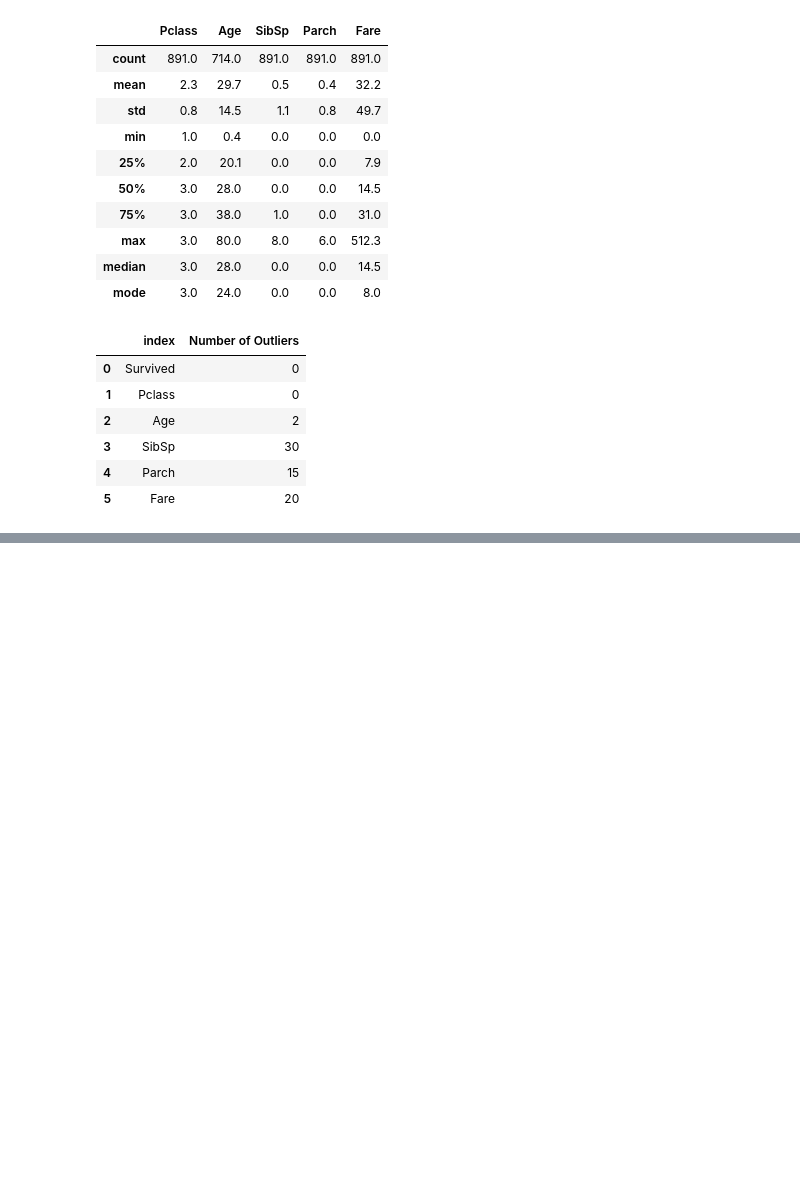
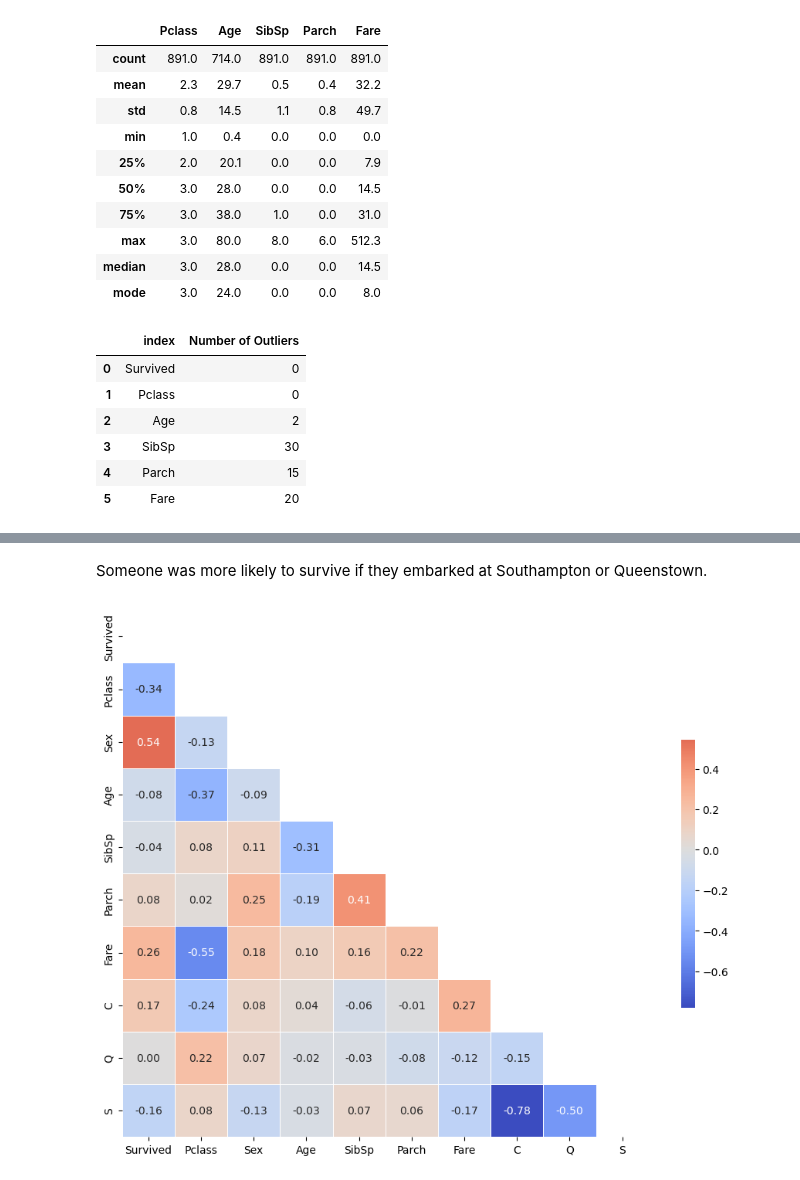
Before and after one commit to ADPriceless/TDA_Assignment_Titanic, a Jupyter notebook: exploration.ipynb, the cells around one changed output, grey strips where cells are left out. Drawn from its saved outputs; the diff is of its cells as text; code cells hidden in the pictures; blank space fills up the shorter version.

```diff
--- a/exploration.ipynb
+++ b/exploration.ipynb
@@ -105,0 +138,18 @@ plot_bar_by_class(df_titanic, 'Parch', 'Survived', 'Survivors by Number of Paren
+# %% [markdown]
+Someone was more likely to survive if they embarked at Southampton or Queenstown.
+# %%
+# Add check to make sure 'Sex' is only converted once,
+# and that `ohe` is not concatenated to `df_titanic`
+# each time the cell is run.
+if not any((
+    df_titanic['Sex'].dtype == int,
+    'C' in df_titanic.columns,
+    'Q' in df_titanic.columns,
+    'S' in df_titanic.columns,
+)):
+    df_titanic['Sex'] = df_titanic['Sex'].map({'male':0, 'female':1})
+    ohe = pd.get_dummies(df_titanic['Embarked']).astype(int)
+    df_titanic = pd.concat([df_titanic, ohe], axis=1)
+graph.plot_correlation_matrix(df_titanic)
+# %% [output]
+[figure, added]
```
Also changed, not shown: parts of 21 cells of this notebook.
